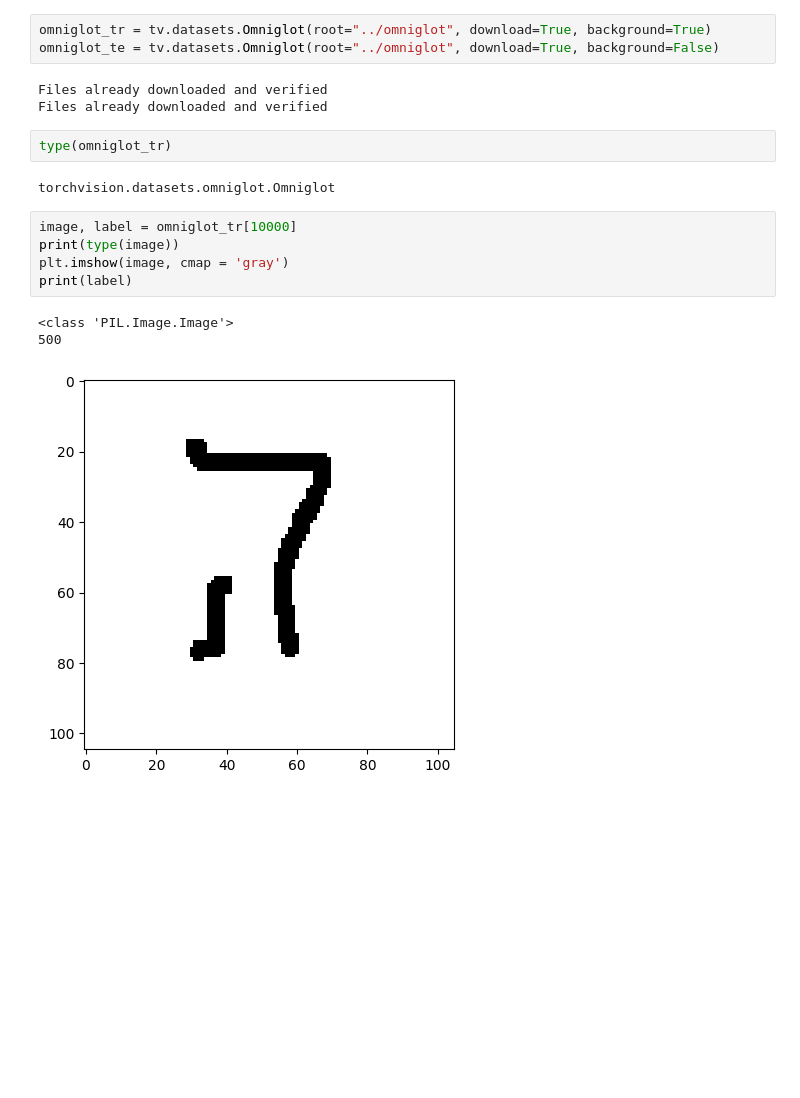
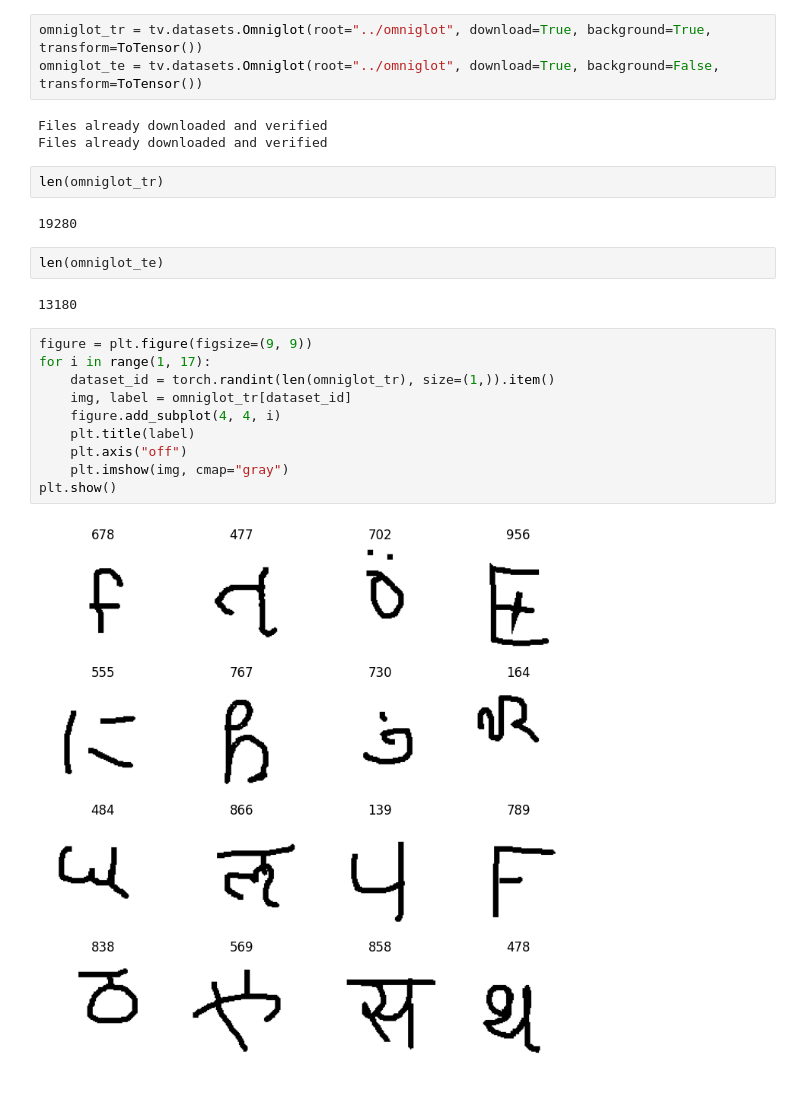
Before and after one commit to RoGellert/image_recognition, a Jupyter notebook: image_recognition_models.ipynb, the cells around one changed output. Cells and saved outputs as stored; diff of their text form; blank space fills up the shorter version.

```diff
--- a/image_recognition_models.ipynb
+++ b/image_recognition_models.ipynb
@@ -19,21 +25,28 @@ print(device)
 # %% [output]
 cuda
 # %%
-omniglot_tr = tv.datasets.Omniglot(root="../omniglot", download=True, background=True)
-omniglot_te = tv.datasets.Omniglot(root="../omniglot", download=True, background=False)
+omniglot_tr = tv.datasets.Omniglot(root="../omniglot", download=True, background=True, transform=ToTensor())
+omniglot_te = tv.datasets.Omniglot(root="../omniglot", download=True, background=False, transform=ToTensor())
 # %% [output]
 Files already downloaded and verified
 Files already downloaded and verified
 # %%
-type(omniglot_tr)
+len(omniglot_tr)
 # %% [output]
-torchvision.datasets.omniglot.Omniglot
+19280
-# %%
-image, label = omniglot_tr[10000]
-print(type(image))
-plt.imshow(image, cmap = 'gray')
-print(label)
-# %% [output]
-<class 'PIL.Image.Image'>
-500
-[figure, removed]
+# %%
+len(omniglot_te)
+# %% [output]
+13180
+# %%
+figure = plt.figure(figsize=(9, 9))
+for i in range(1, 17):
+    dataset_id = torch.randint(len(omniglot_tr), size=(1,)).item()
+    img, label = omniglot_tr[dataset_id]
+    figure.add_subplot(4, 4, i)
+    plt.title(label)
+    plt.axis("off")
+    plt.imshow(img, cmap="gray")
+plt.show()
+# %% [output]
+[figure, added]
```
Also changed, not shown: parts of 11 cells of this notebook.
